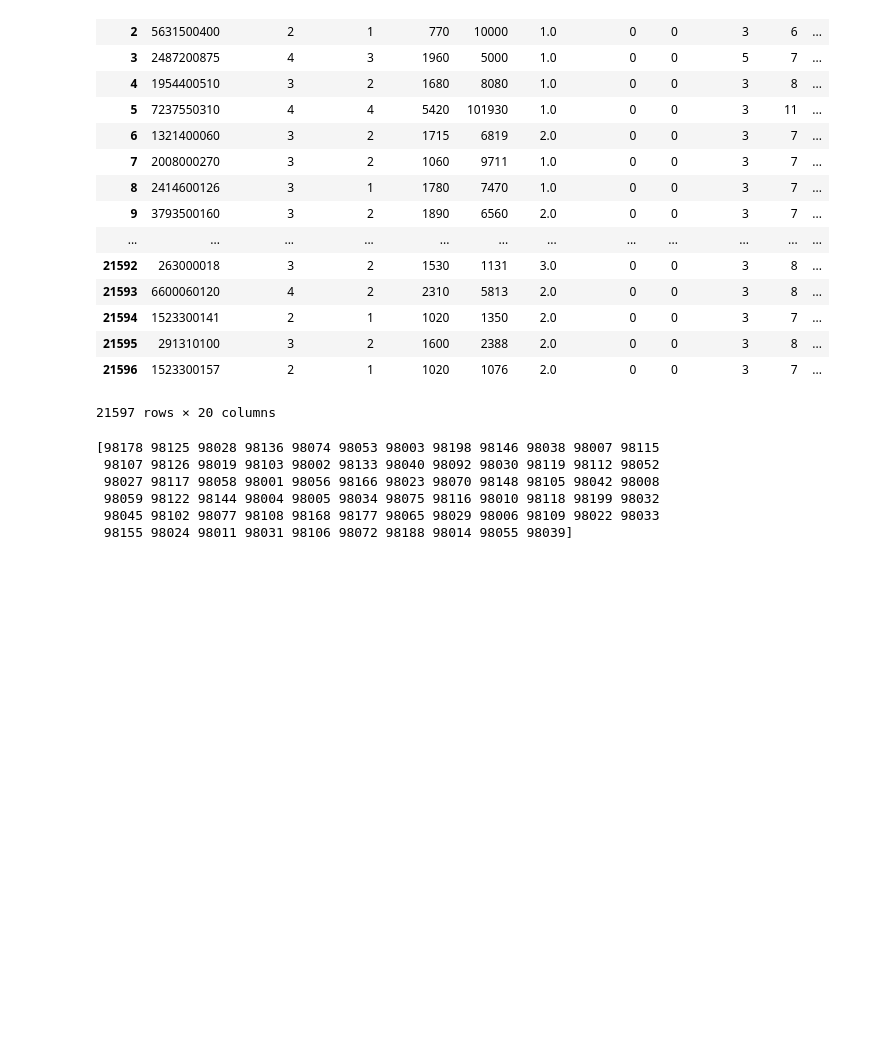
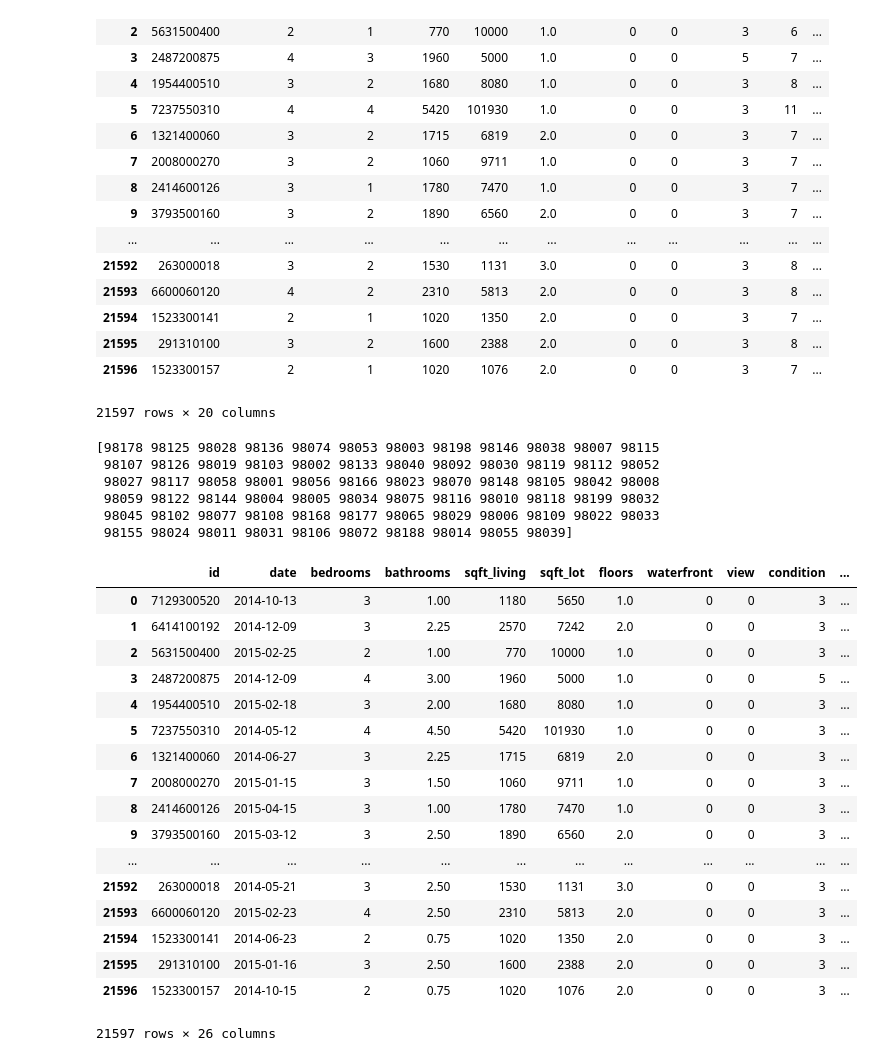
Before and after one commit to vanchido/data_mid_bootcamp_project_regression, a Jupyter notebook: mid_bootcamp_regression_housing_prices.ipynb, the cells around one changed output. Drawn from its saved outputs; the diff is of its cells as text; code cells hidden in the pictures; blank space fills up the shorter version.

```diff
--- a/mid_bootcamp_regression_housing_prices.ipynb
+++ b/mid_bootcamp_regression_housing_prices.ipynb
@@ -21,7 +21,7 @@ import warnings
 warnings.filterwarnings('ignore')
 # %%
 data = pd.read_excel('regression_data.xls')
-
+zipcode = pd.read_csv('geo-data.csv')
 data.shape
 # %% [output]
 (21597, 21)
@@ -125,3 +125,29 @@ print(data['zipcode'].unique())
  98059 98122 98144 98004 98005 98034 98075 98116 98010 98118 98199 98032
  98045 98102 98077 98108 98168 98177 98065 98029 98006 98109 98022 98033
  98155 98024 98011 98031 98106 98072 98188 98014 98055 98039]
+# %%
+# convert dtype of 'zipcode' to object
+data['zipcode'] = data['zipcode'].astype(object)
+
+# merge 2 df to have City in our dataset
+data = data.merge(zipcode,how='left',on='zipcode')
+data
+# %% [output]
+|  | id | date | bedrooms | bathrooms | sqft_living | sqft_lot | floors | waterfront | view | condition | ... |
+| 0 | 7129300520 | 2014-10-13 | 3 | 1.00 | 1180 | 5650 | 1.0 | 0 | 0 | 3 | ... |
+| 1 | 6414100192 | 2014-12-09 | 3 | 2.25 | 2570 | 7242 | 2.0 | 0 | 0 | 3 | ... |
+| 2 | 5631500400 | 2015-02-25 | 2 | 1.00 | 770 | 10000 | 1.0 | 0 | 0 | 3 | ... |
+| 3 | 2487200875 | 2014-12-09 | 4 | 3.00 | 1960 | 5000 | 1.0 | 0 | 0 | 5 | ... |
+| 4 | 1954400510 | 2015-02-18 | 3 | 2.00 | 1680 | 8080 | 1.0 | 0 | 0 | 3 | ... |
+| 5 | 7237550310 | 2014-05-12 | 4 | 4.50 | 5420 | 101930 | 1.0 | 0 | 0 | 3 | ... |
+| 6 | 1321400060 | 2014-06-27 | 3 | 2.25 | 1715 | 6819 | 2.0 | 0 | 0 | 3 | ... |
+| 7 | 2008000270 | 2015-01-15 | 3 | 1.50 | 1060 | 9711 | 1.0 | 0 | 0 | 3 | ... |
+| 8 | 2414600126 | 2015-04-15 | 3 | 1.00 | 1780 | 7470 | 1.0 | 0 | 0 | 3 | ... |
+| 9 | 3793500160 | 2015-03-12 | 3 | 2.50 | 1890 | 6560 | 2.0 | 0 | 0 | 3 | ... |
+| ... | ... | ... | ... | ... | ... | ... | ... | ... | ... | ... | ... |
+| 21592 | 263000018 | 2014-05-21 | 3 | 2.50 | 1530 | 1131 | 3.0 | 0 | 0 | 3 | ... |
+| 21593 | 6600060120 | 2015-02-23 | 4 | 2.50 | 2310 | 5813 | 2.0 | 0 | 0 | 3 | ... |
+| 21594 | 1523300141 | 2014-06-23 | 2 | 0.75 | 1020 | 1350 | 2.0 | 0 | 0 | 3 | ... |
+| 21595 | 291310100 | 2015-01-16 | 3 | 2.50 | 1600 | 2388 | 2.0 | 0 | 0 | 3 | ... |
+| 21596 | 1523300157 | 2014-10-15 | 2 | 0.75 | 1020 | 1076 | 2.0 | 0 | 0 | 3 | ... |
+21597 rows × 26 columns
```
Also changed, not shown: 2 other files.
